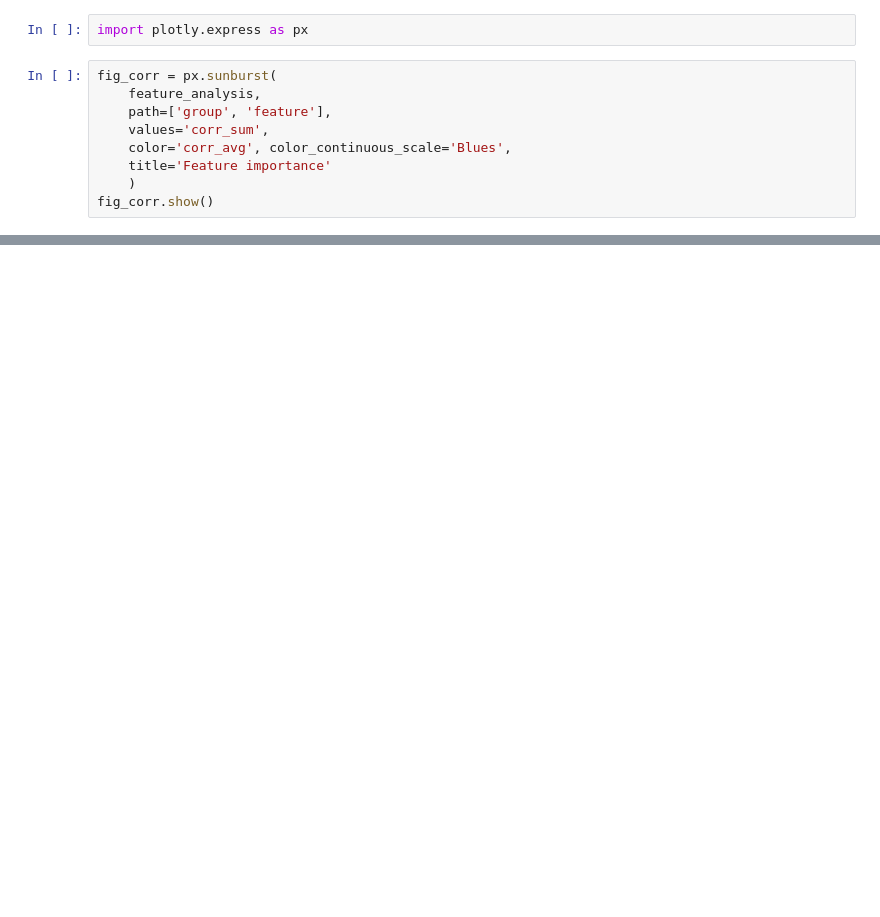
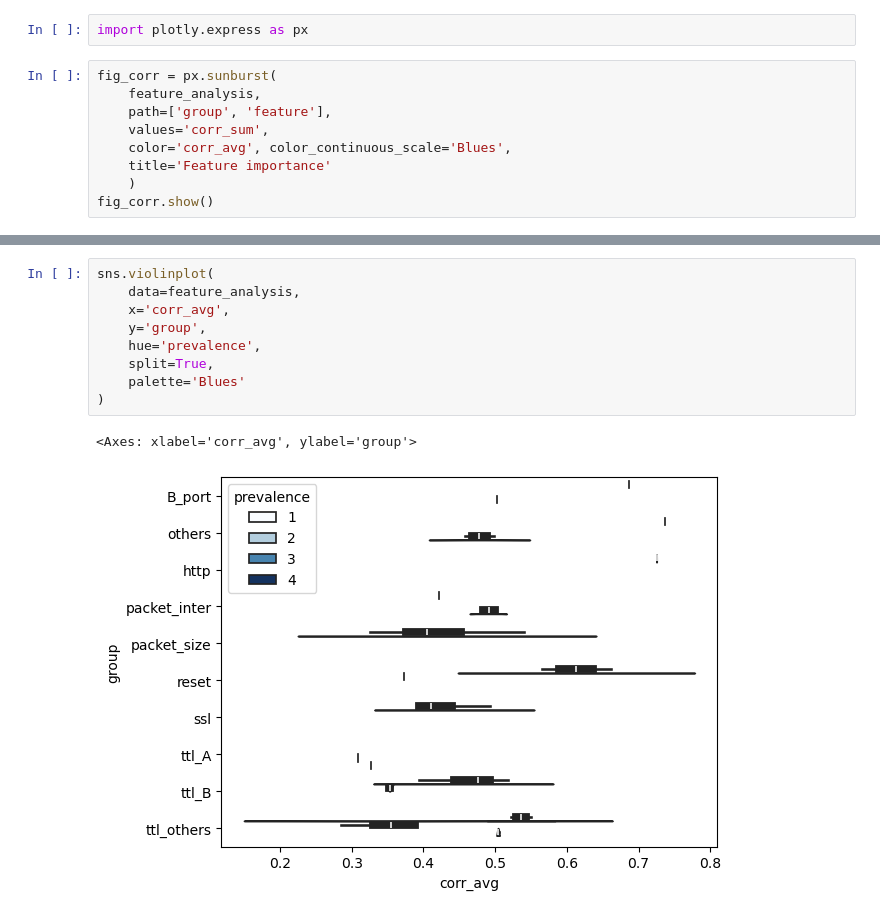
Before and after one commit to BetoPD/Iot-Device-Classifier, a Jupyter notebook: iotDeviceIdentification_eda.ipynb, the cells around one changed output, grey strips where cells are left out. Cells and saved outputs as stored; diff of their text form; blank space fills up the shorter version.

```diff
--- a/iotDeviceIdentification_eda.ipynb
+++ b/iotDeviceIdentification_eda.ipynb
@@ -314,0 +329,12 @@ fig_corr.show()
+# %%
+sns.violinplot(
+    data=feature_analysis,
+    x='corr_avg',
+    y='group',
+    hue='prevalence',
+    split=True,
+    palette='Blues'
+)
+# %% [output]
+<Axes: xlabel='corr_avg', ylabel='group'>
+[figure, added]
```
Also changed, not shown: parts of 29 cells of this notebook.
